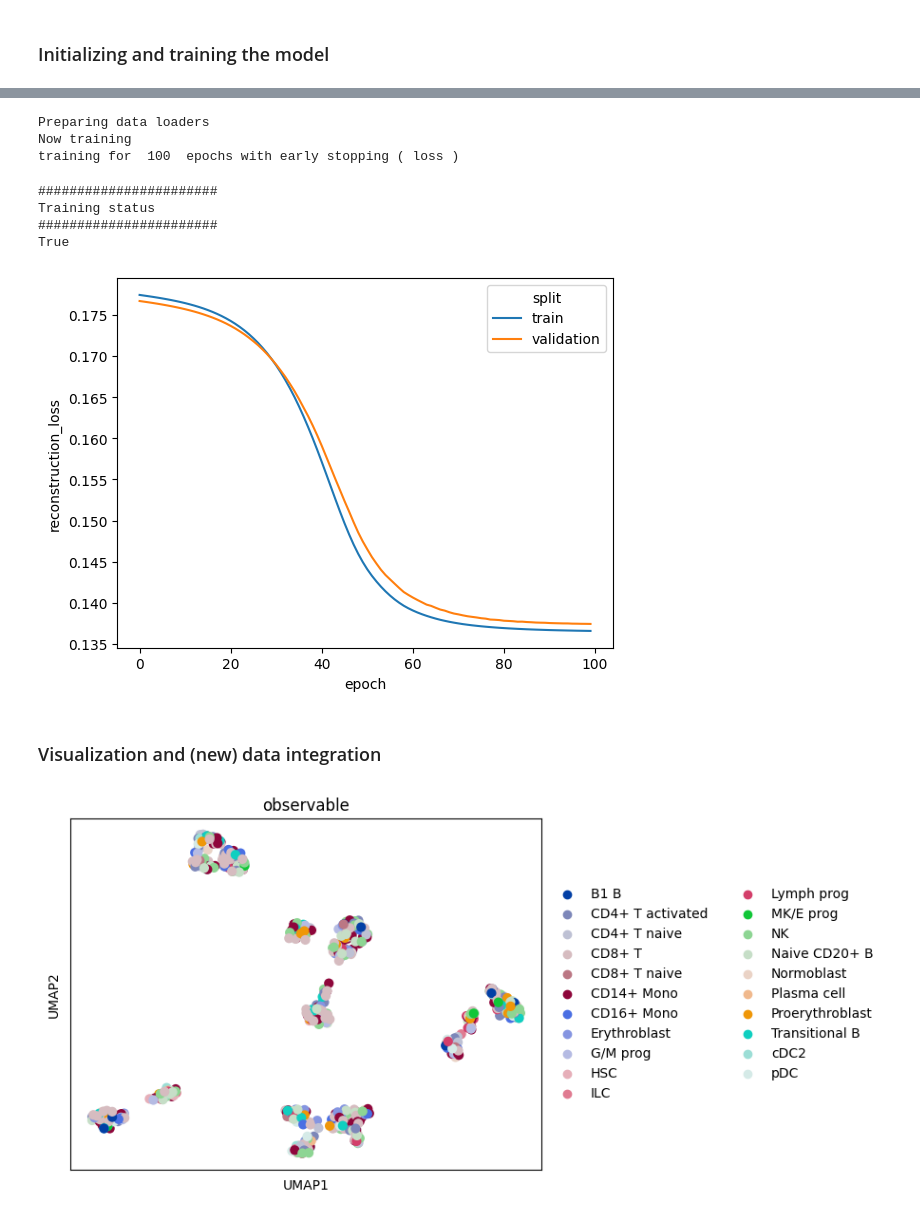
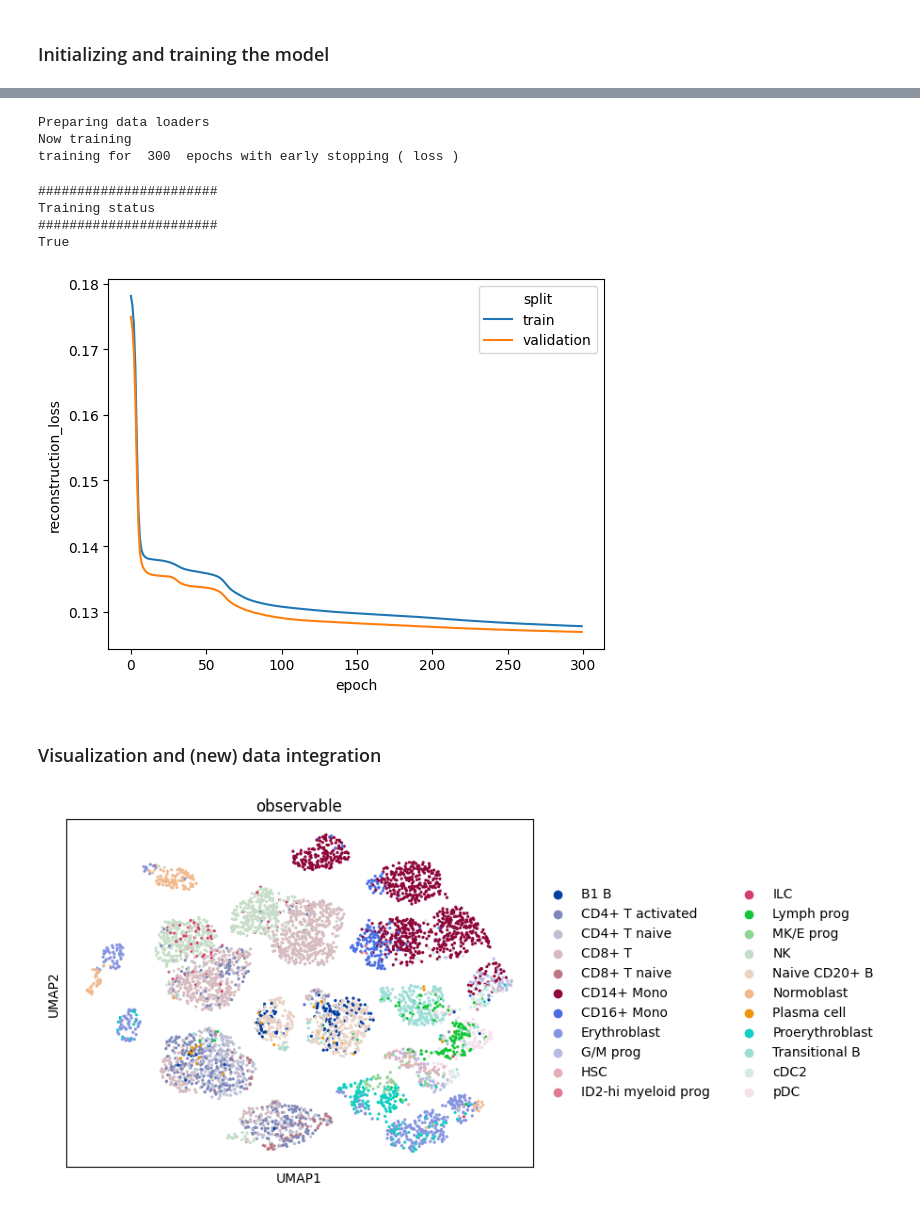
Before and after one commit to Center-for-Health-Data-Science/multiDGD, a Jupyter notebook: tutorials/example_adata_bonemarrow.ipynb, the cells around one changed output, grey strips where cells are left out. Cells and saved outputs as stored; diff of their text form; code cells hidden in the pictures.

```diff
--- a/tutorials/example_adata_bonemarrow.ipynb
+++ b/tutorials/example_adata_bonemarrow.ipynb
@@ -12,14 +11,22 @@ import scanpy as sc
 ### Data loading and preparation
 # %%
 # load some test data
+# !!! this is just an example, you can use your own data here !!!
+# all you need is to use the setup_data function on an anndata or mudata object
 
-data = ad.read_h5ad('./data/human_bonemarrow/GSE194122_openproblems_neurips2021_multiome_BMMC_processed.h5ad')
 
-# this is an example mudata object
-data = data[::10,:] # this is just to make it smaller for the demo
-print(data)
-# set it up with the model (similar to MultiVI)
-# but we support both anndata and mudata objects
-data = multiDGD.functions._data.setup_data(data, modality_key='feature_types', observable_key='cell_type', covariate_keys=['Site'])
-# save this data to keep the train-val-test split for later
-data.write_h5ad('./data/human_bonemarrow/example_data.h5ad')
+# in case you got some raw data, you want to prepare it but then save it so you can re-use the data splits
+# for the sake of reproducibility
+already_prepared = True
+if not already_prepared:
+    data = ad.read_h5ad('./data/human_bonemarrow/GSE194122_openproblems_neurips2021_multiome_BMMC_processed.h5ad')
+
+    # this is an example mudata object
+    data = data[::10,:] # this is just to make it smaller for the demo
+    # set it up with the model (similar to MultiVI)
+    # but we support both anndata and mudata objects
+    data = multiDGD.functions._data.setup_data(data, modality_key='feature_types', observable_key='cell_type', covariate_keys=['Site'])
+    # save this data to keep the train-val-test split for later
+    data.write_h5ad('./data/human_bonemarrow/example_data.h5ad')
+else:
+    data = ad.read_h5ad('./data/human_bonemarrow/example_data.h5ad')
@@ -33,8 +33,8 @@ View of AnnData object with n_obs × n_vars = 6925 × 129921
 # %% [markdown]
 ### Initializing and training the model
 # %%
-model = multiDGD.DGD(data=data, save_dir="./models", model_name="dgd_bonemarrow_default")
+model = multiDGD.DGD(data=data, save_dir="./models/", model_name="dgd_bonemarrow_default")
 model.view_data_setup()
 
-model.plot_latent_space()
+#model.plot_latent_space()
 # %% [output]
@@ -60,5 +58,0 @@ And a test set with 70 samples
-# %%
-model = multiDGD.DGD(data=data, parameter_dictionary={'softball_scale': 0.1, 'sd_mean':0.0005})
-model.view_data_setup()
-
-model.plot_latent_space()
@@ -85,12 +59,12 @@ And a test set with 70 samples
 # %%
-model.train(n_epochs=100)
+model.train(n_epochs=300)
 model.plot_history()
 # %% [output]
 Preparing data loaders
 Now training
-training for  100  epochs with early stopping ( loss )
+training for  300  epochs with early stopping ( loss )
 #######################
 Training status
 #######################
 True
-[figure, old version]
+[figure, new version]
@@ -99,12 +75,11 @@ True
 # %%
 # visualize embeddings (scanpy conform)
 # of the training data first
-
 data_train = data.copy()[data.obs['train_val_test'] == 'train']
 data_train.obsm['latent'] = model.get_representation()
 
-sc.pp.neighbors(adata=data_train, use_rep='latent')
-sc.tl.umap(data_train)
+sc.pp.neighbors(adata=data_train, use_rep='latent', n_neighbors=10)
+sc.tl.umap(data_train, min_dist=1.0)
 sc.pl.umap(data_train, color='observable')
 # %% [output]
-[figure, old version]
+[figure, new version]
```
Also changed, not shown: parts of 22 cells of this notebook, 5 other files.
